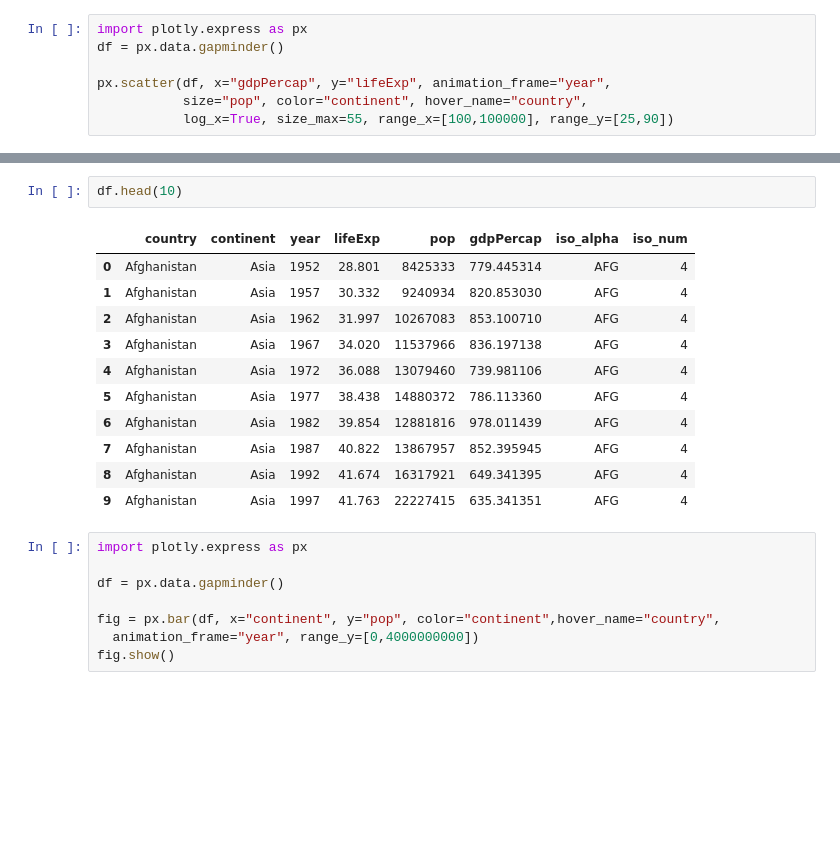
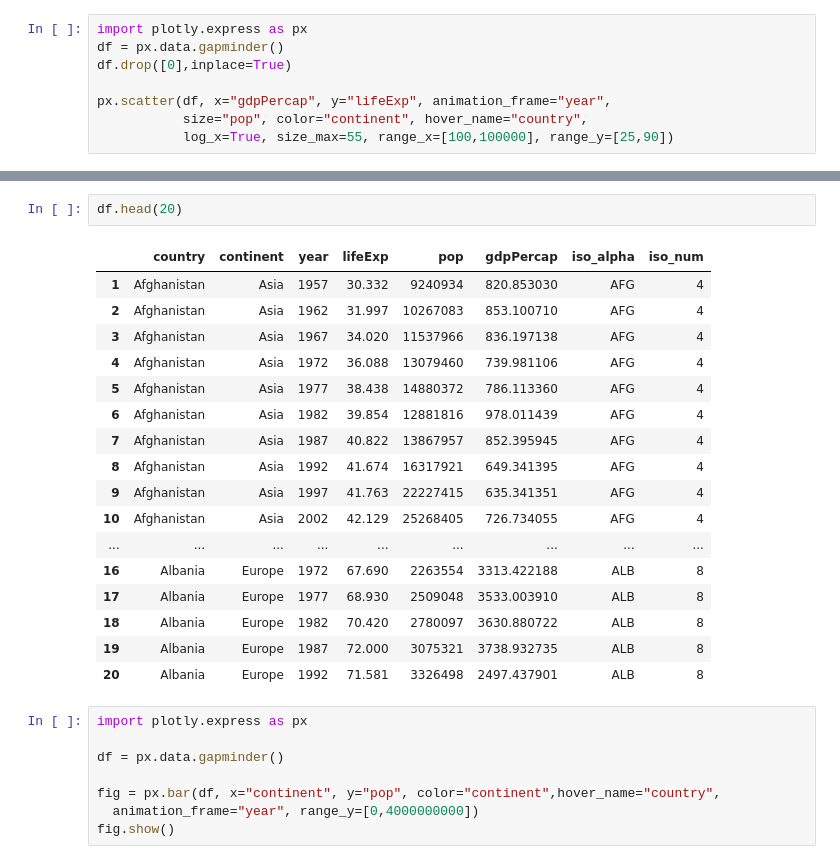
Before and after one commit to BanJeoker/DVTraining, a Jupyter notebook: animationAndMap/Untitled.ipynb, the cells around one changed output, grey strips where cells are left out. Cells and saved outputs as stored; diff of their text form; blank space fills up the shorter version.

```diff
--- a/animationAndMap/Untitled.ipynb
+++ b/animationAndMap/Untitled.ipynb
@@ -1,6 +1,7 @@
 # %%
 import plotly.express as px
 df = px.data.gapminder()
+df.drop([0],inplace=True)
 
 px.scatter(df, x="gdpPercap", y="lifeExp", animation_frame="year",
            size="pop", color="continent", hover_name="country",
@@ -8,10 +9,9 @@ px.scatter(df, x="gdpPercap", y="lifeExp", animation_frame="year",
 # %% [output]
 [interactive output not drawn]
 # %%
-df.head(10)
+df.head(20)
 # %% [output]
 |  | country | continent | year | lifeExp | pop | gdpPercap | iso_alpha | iso_num |
-| 0 | Afghanistan | Asia | 1952 | 28.801 | 8425333 | 779.445314 | AFG | 4 |
 | 1 | Afghanistan | Asia | 1957 | 30.332 | 9240934 | 820.853030 | AFG | 4 |
 | 2 | Afghanistan | Asia | 1962 | 31.997 | 10267083 | 853.100710 | AFG | 4 |
 | 3 | Afghanistan | Asia | 1967 | 34.020 | 11537966 | 836.197138 | AFG | 4 |
@@ -21,6 +21,13 @@ df.head(10)
 | 7 | Afghanistan | Asia | 1987 | 40.822 | 13867957 | 852.395945 | AFG | 4 |
 | 8 | Afghanistan | Asia | 1992 | 41.674 | 16317921 | 649.341395 | AFG | 4 |
 | 9 | Afghanistan | Asia | 1997 | 41.763 | 22227415 | 635.341351 | AFG | 4 |
+| 10 | Afghanistan | Asia | 2002 | 42.129 | 25268405 | 726.734055 | AFG | 4 |
+| ... | ... | ... | ... | ... | ... | ... | ... | ... |
+| 16 | Albania | Europe | 1972 | 67.690 | 2263554 | 3313.422188 | ALB | 8 |
+| 17 | Albania | Europe | 1977 | 68.930 | 2509048 | 3533.003910 | ALB | 8 |
+| 18 | Albania | Europe | 1982 | 70.420 | 2780097 | 3630.880722 | ALB | 8 |
+| 19 | Albania | Europe | 1987 | 72.000 | 3075321 | 3738.932735 | ALB | 8 |
+| 20 | Albania | Europe | 1992 | 71.581 | 3326498 | 2497.437901 | ALB | 8 |
 # %%
 import plotly.express as px
 
```
Also changed, not shown: parts of 4 cells of this notebook, 4 other files.
